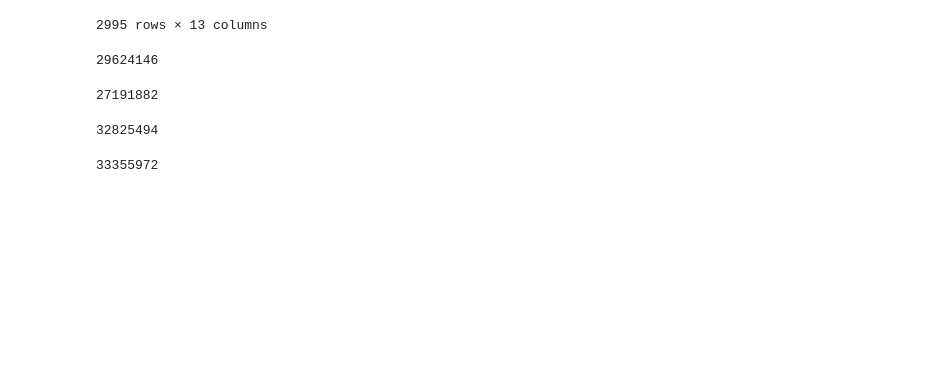
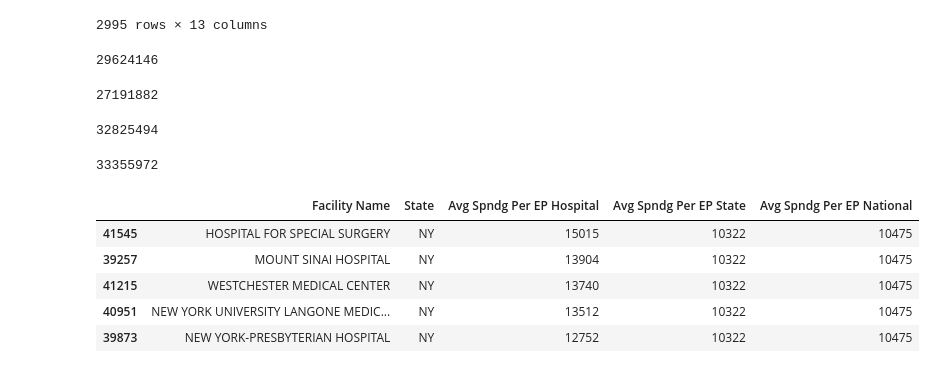
Before and after one commit to ZainabShafi/MEDICARE_EXPENDITURES_ANALYSIS, a Jupyter notebook: Project_1_DFs.ipynb, the cells around one changed output. Drawn from its saved outputs; the diff is of its cells as text; code cells hidden in the pictures; blank space fills up the shorter version.

```diff
--- a/Project_1_DFs.ipynb
+++ b/Project_1_DFs.ipynb
@@ -1,5 +1,5 @@
 # %%
 import pandas as pd
 # %%
-medicare_2019 = pd.read_csv("/Users/zainabshafi/Desktop/Project_1/Medicare_Hospital_Spending_by_Claim_2019.csv",encoding='utf-8')
+medicare_2019 = pd.read_csv("Resources/Medicare_Hospital_Spending_by_Claim_2019.csv",encoding='utf-8')
 # %%
@@ -631,3 +615,20 @@ period_2021["Avg Spndg Per EP Hospital"].sum()
 period_2022["Avg Spndg Per EP Hospital"].sum()
 # %% [output]
 33355972
+# %%
+
+
+
+ny_hospitals_df = period_2019[period_2019['State'] == 'NY']
+ny_hospitals_inpatient_df = ny_hospitals_df.loc[:, ['Facility Name', 'State', 'Avg Spndg Per EP Hospital', 'Avg Spndg Per EP State', 'Avg Spndg Per EP National']]
+top_5_highest_ny = ny_hospitals_inpatient_df.nlargest(5, 'Avg Spndg Per EP Hospital')
+
+
+top_5_highest_ny
+# %% [output]
+|  | Facility Name | State | Avg Spndg Per EP Hospital | Avg Spndg Per EP State | Avg Spndg Per EP National |
+| 41545 | HOSPITAL FOR SPECIAL SURGERY | NY | 15015 | 10322 | 10475 |
+| 39257 | MOUNT SINAI HOSPITAL | NY | 13904 | 10322 | 10475 |
+| 41215 | WESTCHESTER MEDICAL CENTER | NY | 13740 | 10322 | 10475 |
+| 40951 | NEW YORK UNIVERSITY LANGONE MEDIC... | NY | 13512 | 10322 | 10475 |
+| 39873 | NEW YORK-PRESBYTERIAN HOSPITAL | NY | 12752 | 10322 | 10475 |
```
Also changed, not shown: parts of 10 cells of this notebook, 1 other file.
